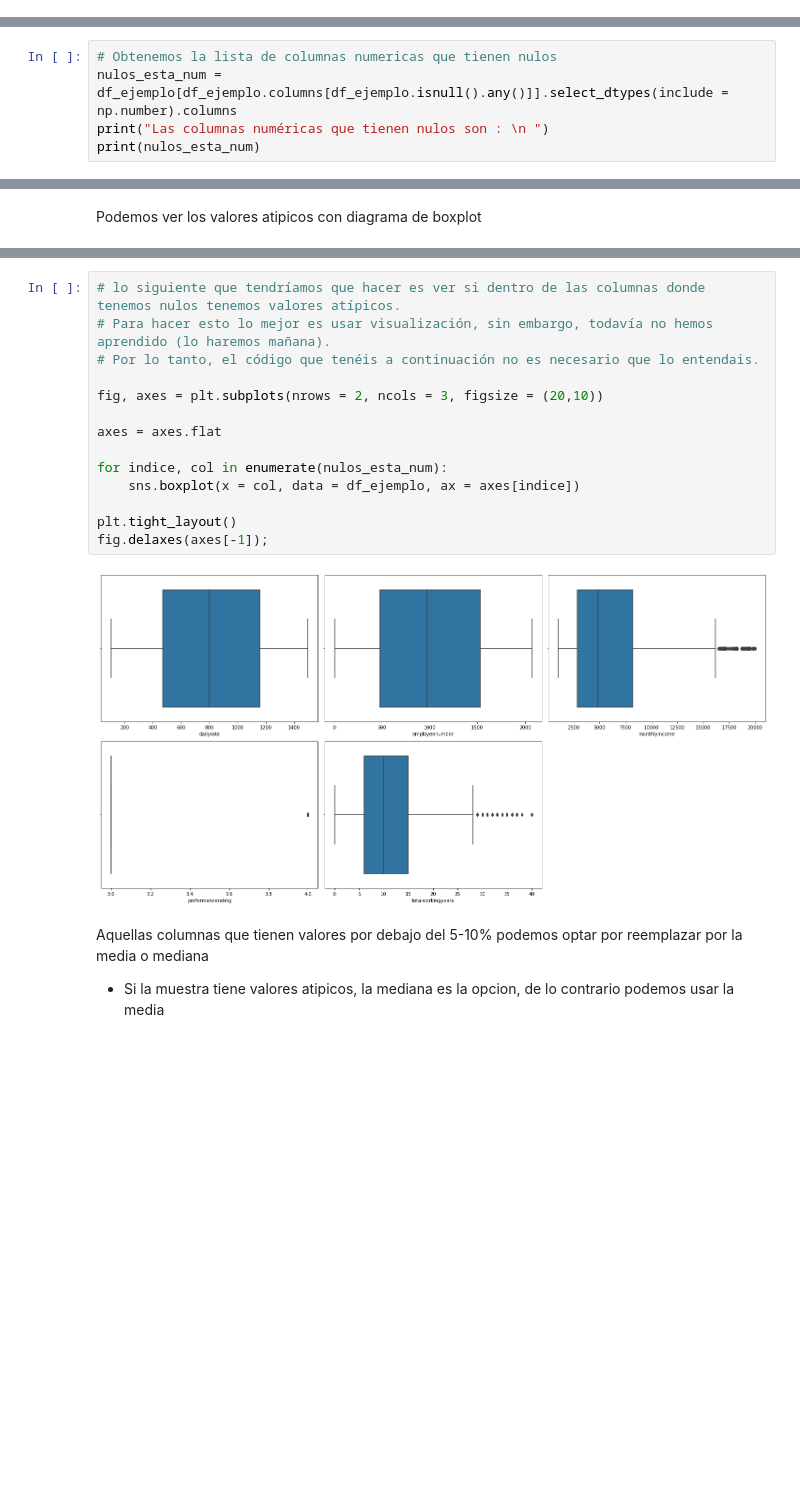
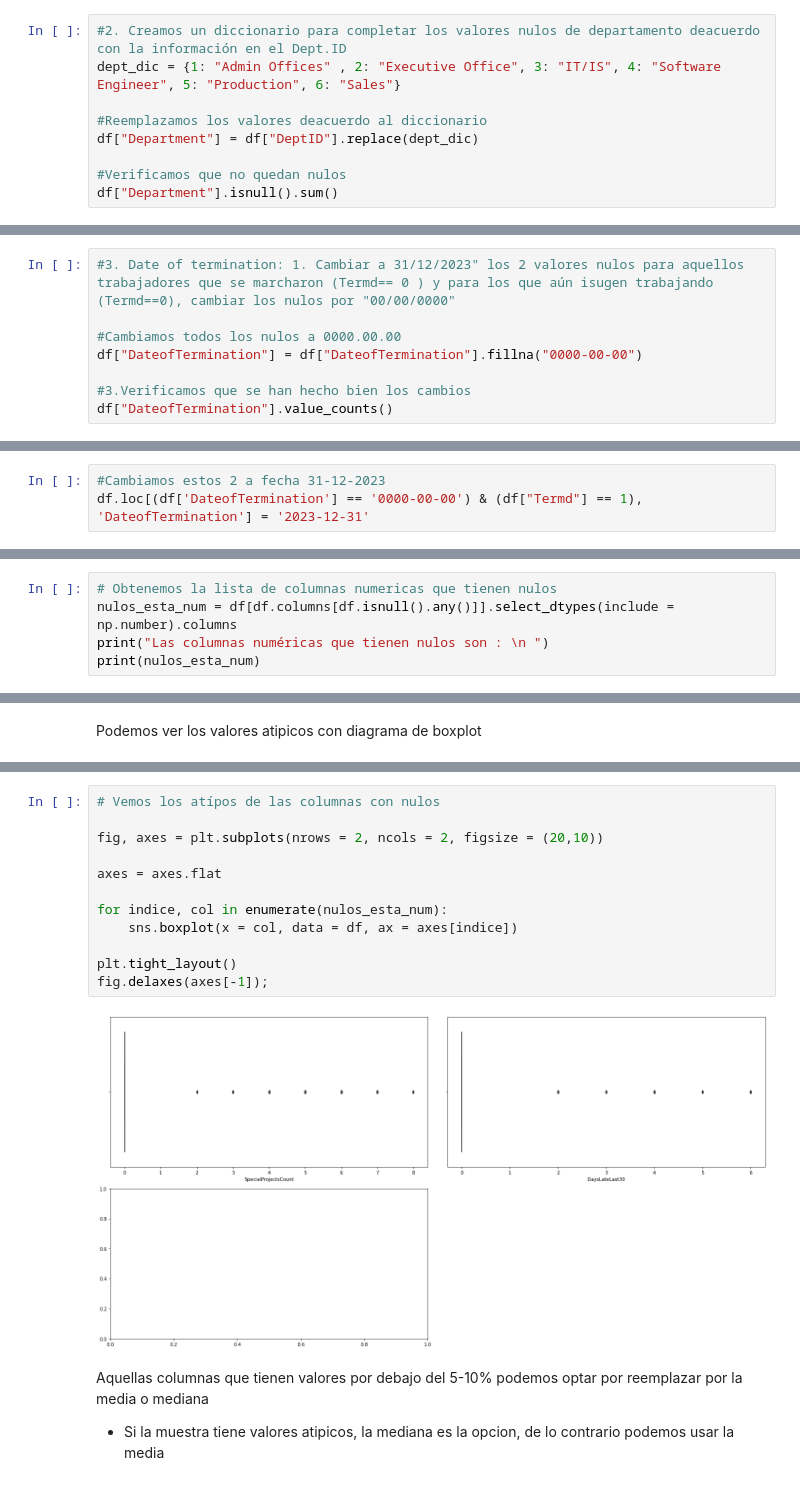
Before and after one commit to Adalab/Adalab-project-da-promo-Farzana-modulo-4-team-1, a Jupyter notebook: orden_gestion_nulos.ipynb, the cells around one changed output, grey strips where cells are left out. Cells and saved outputs as stored; diff of their text form; blank space fills up the shorter version.

Commit message:
gestión nulos

```diff
--- a/orden_gestion_nulos.ipynb
+++ b/orden_gestion_nulos.ipynb
@@ -113,0 +221,9 @@ df[columnas_desconocido].isnull().sum()
+# %%
+#2. Creamos un diccionario para completar los valores nulos de departamento deacuerdo con la información en el Dept.ID
+dept_dic = {1: "Admin Offices" , 2: "Executive Office", 3: "IT/IS", 4: "Software Engineer", 5: "Production", 6: "Sales"}
+
+#Reemplazamos los valores deacuerdo al diccionario
+df["Department"] = df["DeptID"].replace(dept_dic)
+
+#Verificamos que no quedan nulos
+df["Department"].isnull().sum()
@@ -113,0 +232,8 @@ df[columnas_desconocido].isnull().sum()
+# %%
+#3. Date of termination: 1. Cambiar a 31/12/2023" los 2 valores nulos para aquellos trabajadores que se marcharon (Termd== 0 ) y para los que aún isugen trabajando (Termd==0), cambiar los nulos por "00/00/0000"
+
+#Cambiamos todos los nulos a 0000.00.00
+df["DateofTermination"] = df["DateofTermination"].fillna("0000-00-00")
+
+#3.Verificamos que se han hecho bien los cambios
+df["DateofTermination"].value_counts()
@@ -113,0 +260,3 @@ df[columnas_desconocido].isnull().sum()
+# %%
+#Cambiamos estos 2 a fecha 31-12-2023
+df.loc[(df['DateofTermination'] == '0000-00-00') & (df["Termd"] == 1), 'DateofTermination'] = '2023-12-31'
@@ -115,7 +285,7 @@ df[columnas_desconocido].isnull().sum()
 ## Variables numéricas
 # %%
 # Obtenemos la lista de columnas numericas que tienen nulos
-nulos_esta_num = df_ejemplo[df_ejemplo.columns[df_ejemplo.isnull().any()]].select_dtypes(include = np.number).columns
+nulos_esta_num = df[df.columns[df.isnull().any()]].select_dtypes(include = np.number).columns
 print("Las columnas numéricas que tienen nulos son : \n ")
 print(nulos_esta_num)
 # %% [output]
@@ -140,19 +321,17 @@ Podemos ver los valores atipicos con diagrama de boxplot
 # %%
-# lo siguiente que tendríamos que hacer es ver si dentro de las columnas donde tenemos nulos tenemos valores atípicos.
-# Para hacer esto lo mejor es usar visualización, sin embargo, todavía no hemos aprendido (lo haremos mañana).
-# Por lo tanto, el código que tenéis a continuación no es necesario que lo entendais.
+# Vemos los atípos de las columnas con nulos
 
-fig, axes = plt.subplots(nrows = 2, ncols = 3, figsize = (20,10))
+fig, axes = plt.subplots(nrows = 2, ncols = 2, figsize = (20,10))
 
 axes = axes.flat
 
 for indice, col in enumerate(nulos_esta_num):
-    sns.boxplot(x = col, data = df_ejemplo, ax = axes[indice])
+    sns.boxplot(x = col, data = df, ax = axes[indice])
 
 plt.tight_layout()
 fig.delaxes(axes[-1]);
 # %% [output]
-[figure, old version]
+[figure, new version]
 # %% [markdown]
 Aquellas columnas que tienen valores por debajo del 5-10% podemos optar por reemplazar por la media o mediana
  - Si la muestra tiene valores atipicos, la mediana es la opcion, de lo contrario podemos usar la media
```
Also changed, not shown: parts of 54 cells of this notebook, 4 other files.
